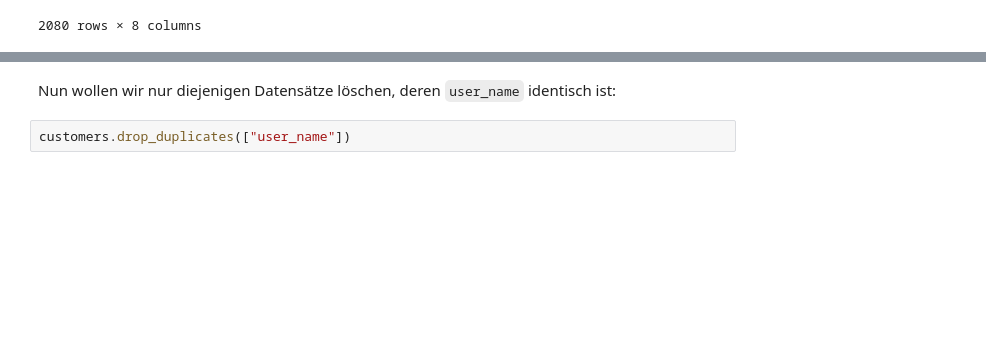
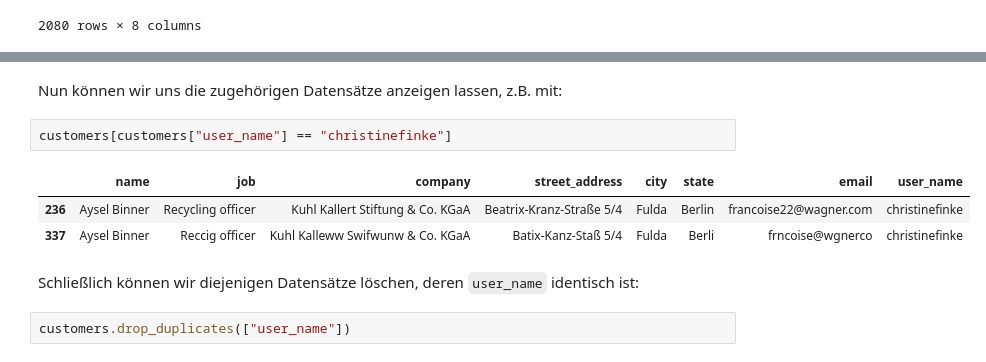
Before and after one commit to cusyio/Python4DataScience-de, a Jupyter notebook: docs/clean-prep/deduplicate.ipynb, the cells around one changed output, grey strips where cells are left out. Cells and saved outputs as stored; diff of their text form; blank space fills up the shorter version.

```diff
--- a/docs/clean-prep/deduplicate.ipynb
+++ b/docs/clean-prep/deduplicate.ipynb
@@ -120,5 +142,13 @@ customers.drop_duplicates()
+# %% [markdown]
+Nun können wir uns die zugehörigen Datensätze anzeigen lassen, z.B. mit:
+# %%
+customers[customers["user_name"] == "christinefinke"]
+# %% [output]
+|  | name | job | company | street_address | city | state | email | user_name |
+| 236 | Aysel Binner | Recycling officer | Kuhl Kallert Stiftung & Co. KGaA | Beatrix-Kranz-Straße 5/4 | Fulda | Berlin | francoise22@wagner.com | christinefinke |
+| 337 | Aysel Binner | Reccig officer | Kuhl Kalleww Swifwunw & Co. KGaA | Batix-Kanz-Staß 5/4 | Fulda | Berli | frncoise@wgnerco | christinefinke |
 # %% [markdown]
-Nun wollen wir nur diejenigen Datensätze löschen, deren `user_name` identisch ist:
+ Schließlich können wir diejenigen Datensätze löschen, deren `user_name` identisch ist:
 # %%
 customers.drop_duplicates(["user_name"])
 # %% [output]
```
Also changed, not shown: parts of 6 cells of this notebook.
